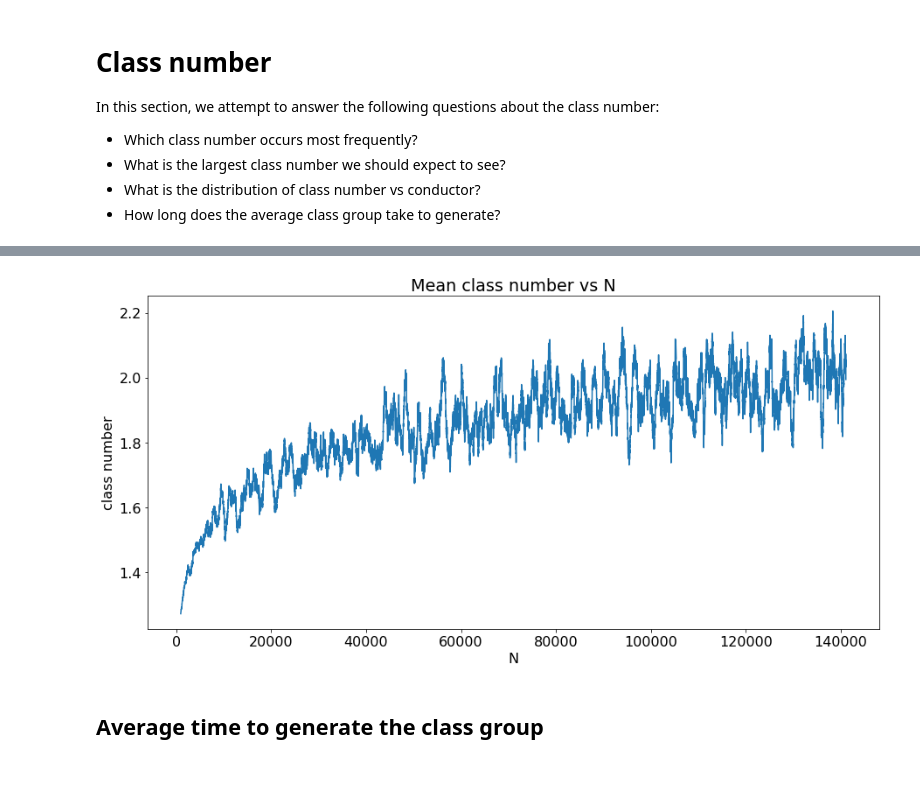
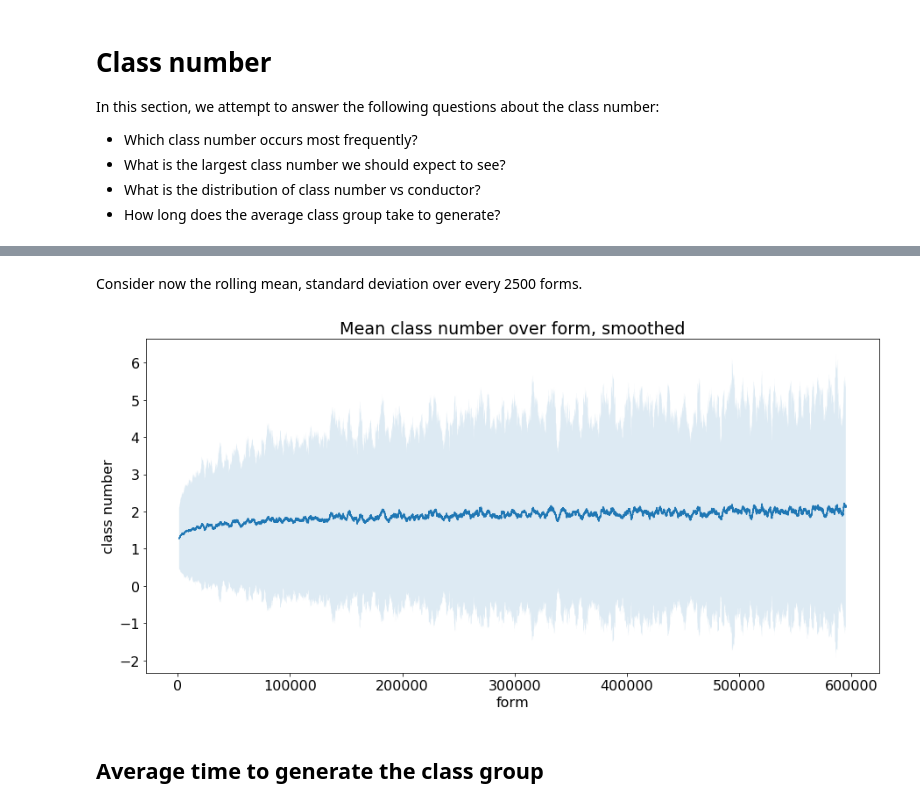
Before and after one commit to adelagherga/ThueMahler, a Jupyter notebook: Code/SUnitEqDataAnalysis.ipynb, the cells around one changed output, grey strips where cells are left out. Cells and saved outputs as stored; diff of their text form; code cells hidden in the pictures; blank space fills up the shorter version.

```diff
--- a/Code/SUnitEqDataAnalysis.ipynb
+++ b/Code/SUnitEqDataAnalysis.ipynb
@@ -399,22 +411,24 @@ Let's instead take a smoothed out version of this graph by computing the mean an
+# %% [markdown]
+Consider now the rolling mean, standard deviation over every 2500 forms.
 # %%
 fig, ax = plt.subplots(1,1,figsize=(15,7))
 
 # graph the standard deviation of the class number
-#ax.fill_between(
-#    TM_data_rolling_std['N'],
-#    TM_data_rolling_mean['class number'] - TM_data_rolling_std['class number'],
-#    TM_data_rolling_mean['class number'] + TM_data_rolling_std['class number'],
-#    alpha=.15,
-#)
+ax.fill_between(
+    TM_data_rolling_std.index,
+    TM_data_rolling_mean['class number'] - TM_data_rolling_std['class number'],
+    TM_data_rolling_mean['class number'] + TM_data_rolling_std['class number'],
+    alpha=.15,
+)
 
 # graph the mean class number over N
-ax.plot(TM_data_rolling_mean['N'], TM_data_rolling_mean['class number'].values)
-ax.set_xlabel('N')
+ax.plot(TM_data_rolling_mean.index, TM_data_rolling_mean['class number'].values)
+ax.set_xlabel('form')
 ax.set_ylabel('class number')
-ax.set_title('Mean class number vs N')
+ax.set_title('Mean class number over form, smoothed')
 plt.show()
 # %% [output]
-[figure, old version]
+[figure, new version]
 # %% [markdown]
 ## Average time to generate the class group
 # %%
```
Also changed, not shown: parts of 43 cells of this notebook, 2 other files.
